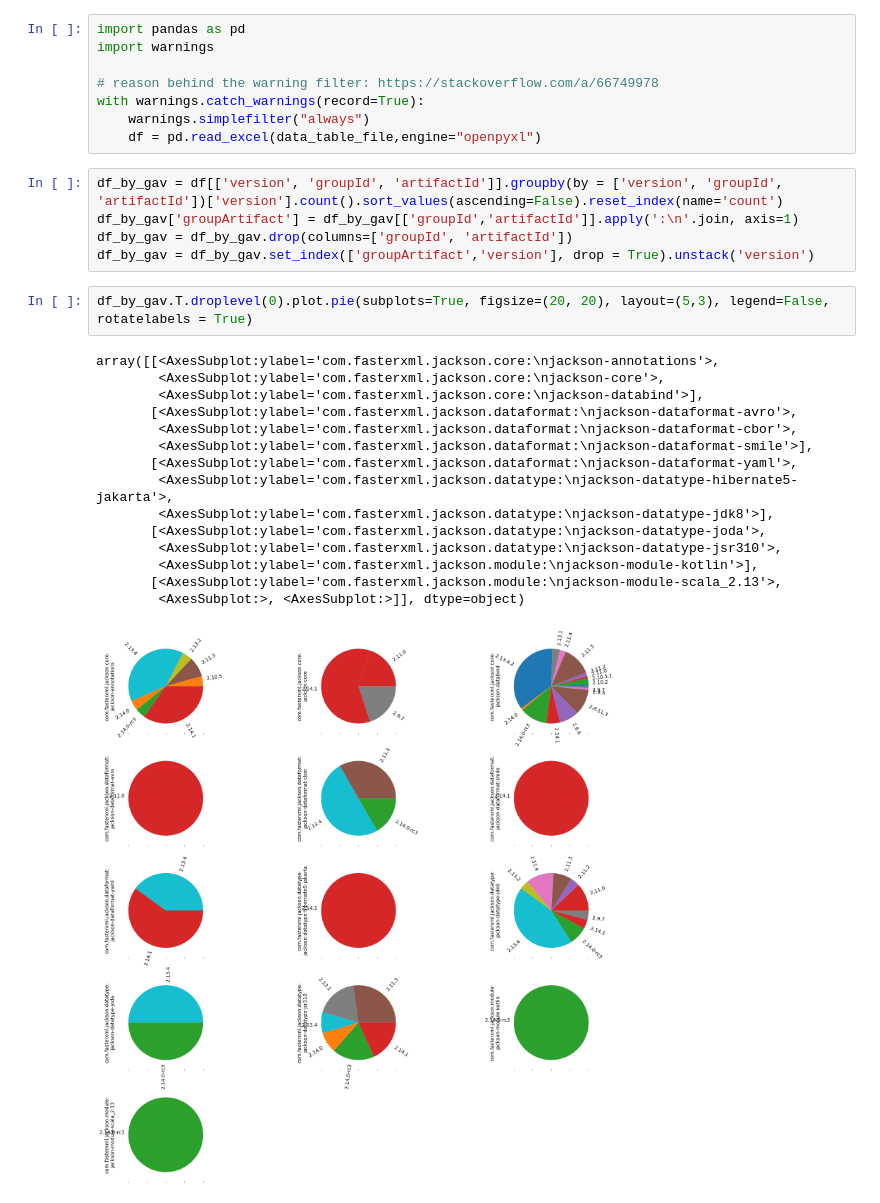
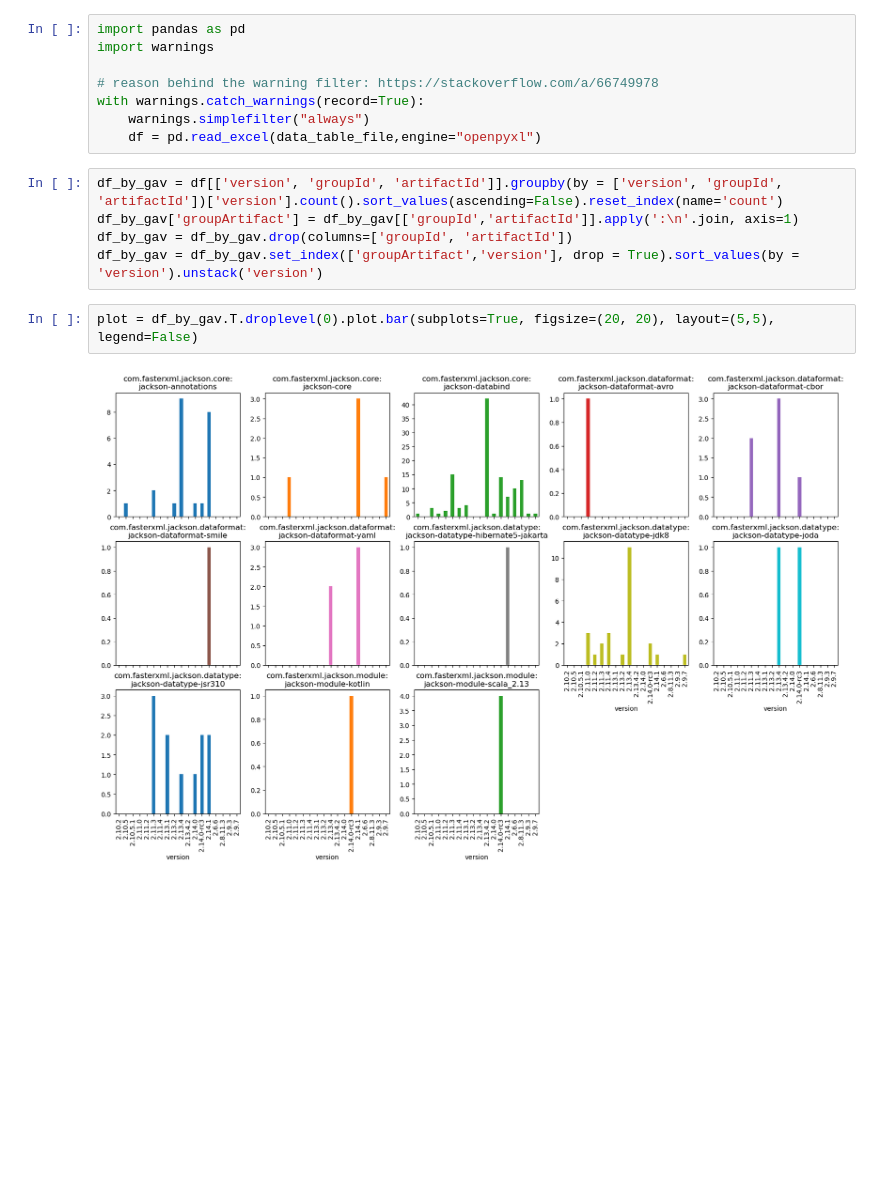
Before and after one commit to moderneinc/jupyter-notebooks, a Jupyter notebook: Dependency usage.ipynb, the cells around one changed output. Saved outputs shown, nothing was run; the diff lists cells and outputs as text; blank space fills up the shorter version.

```diff
--- a/Dependency usage.ipynb
+++ b/Dependency usage.ipynb
@@ -16,22 +16,8 @@ with warnings.catch_warnings(record=True):
 df_by_gav = df[['version', 'groupId', 'artifactId']].groupby(by = ['version', 'groupId', 'artifactId'])['version'].count().sort_values(ascending=False).reset_index(name='count')
 df_by_gav['groupArtifact'] = df_by_gav[['groupId','artifactId']].apply(':\n'.join, axis=1)
 df_by_gav = df_by_gav.drop(columns=['groupId', 'artifactId'])
-df_by_gav = df_by_gav.set_index(['groupArtifact','version'], drop = True).unstack('version')
+df_by_gav = df_by_gav.set_index(['groupArtifact','version'], drop = True).sort_values(by = 'version').unstack('version')
 # %%
-df_by_gav.T.droplevel(0).plot.pie(subplots=True, figsize=(20, 20), layout=(5,3), legend=False, rotatelabels = True)
+plot = df_by_gav.T.droplevel(0).plot.bar(subplots=True, figsize=(20, 20), layout=(5,5), legend=False)
 # %% [output]
-array([[<AxesSubplot:ylabel='com.fasterxml.jackson.core:\njackson-annotations'>,
-        <AxesSubplot:ylabel='com.fasterxml.jackson.core:\njackson-core'>,
-        <AxesSubplot:ylabel='com.fasterxml.jackson.core:\njackson-databind'>],
-       [<AxesSubplot:ylabel='com.fasterxml.jackson.dataformat:\njackson-dataformat-avro'>,
-        <AxesSubplot:ylabel='com.fasterxml.jackson.dataformat:\njackson-dataformat-cbor'>,
-        <AxesSubplot:ylabel='com.fasterxml.jackson.dataformat:\njackson-dataformat-smile'>],
-       [<AxesSubplot:ylabel='com.fasterxml.jackson.dataformat:\njackson-dataformat-yaml'>,
-        <AxesSubplot:ylabel='com.fasterxml.jackson.datatype:\njackson-datatype-hibernate5-jakarta'>,
-        <AxesSubplot:ylabel='com.fasterxml.jackson.datatype:\njackson-datatype-jdk8'>],
-       [<AxesSubplot:ylabel='com.fasterxml.jackson.datatype:\njackson-datatype-joda'>,
-        <AxesSubplot:ylabel='com.fasterxml.jackson.datatype:\njackson-datatype-jsr310'>,
-        <AxesSubplot:ylabel='com.fasterxml.jackson.module:\njackson-module-kotlin'>],
-       [<AxesSubplot:ylabel='com.fasterxml.jackson.module:\njackson-module-scala_2.13'>,
-        <AxesSubplot:>, <AxesSubplot:>]], dtype=object)
-[figure, old version]
+[figure, new version]
```
